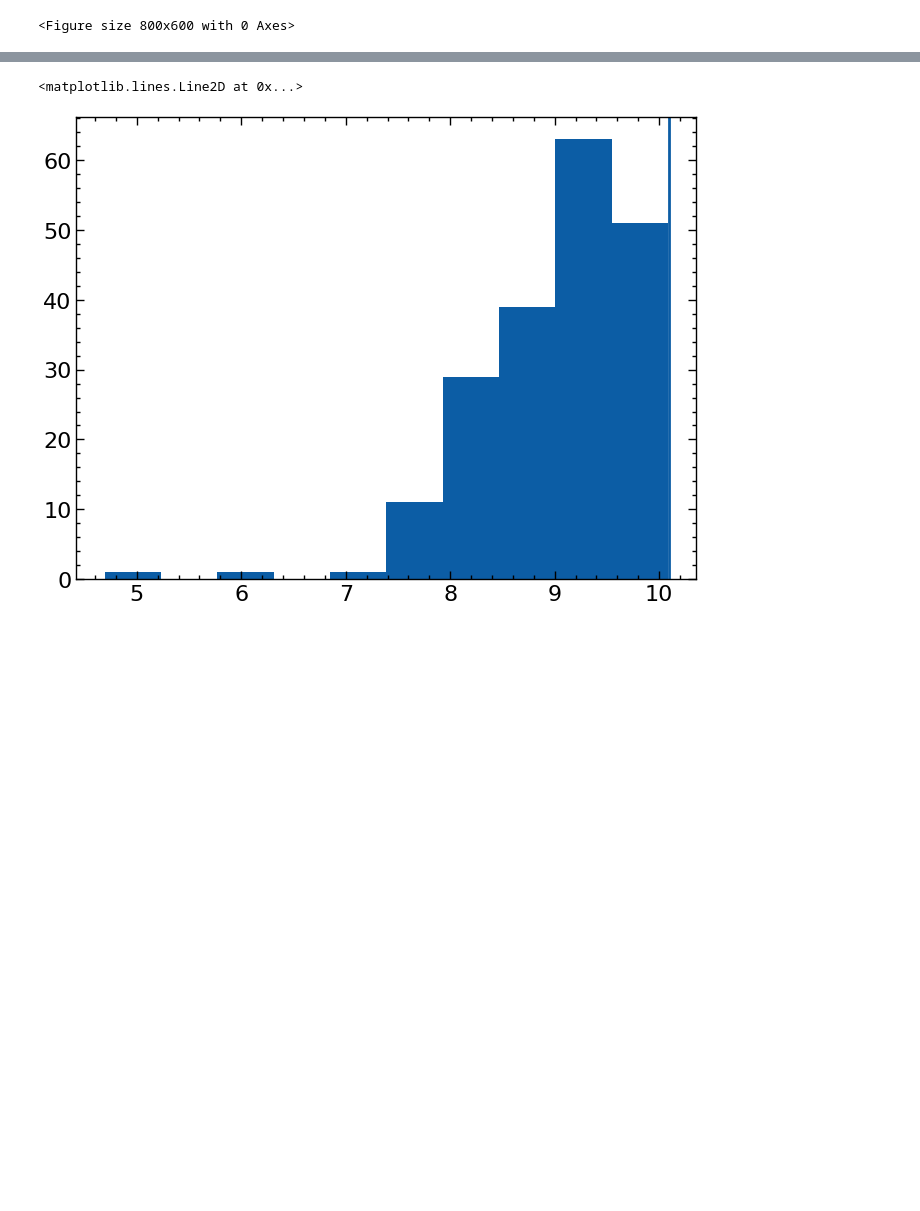
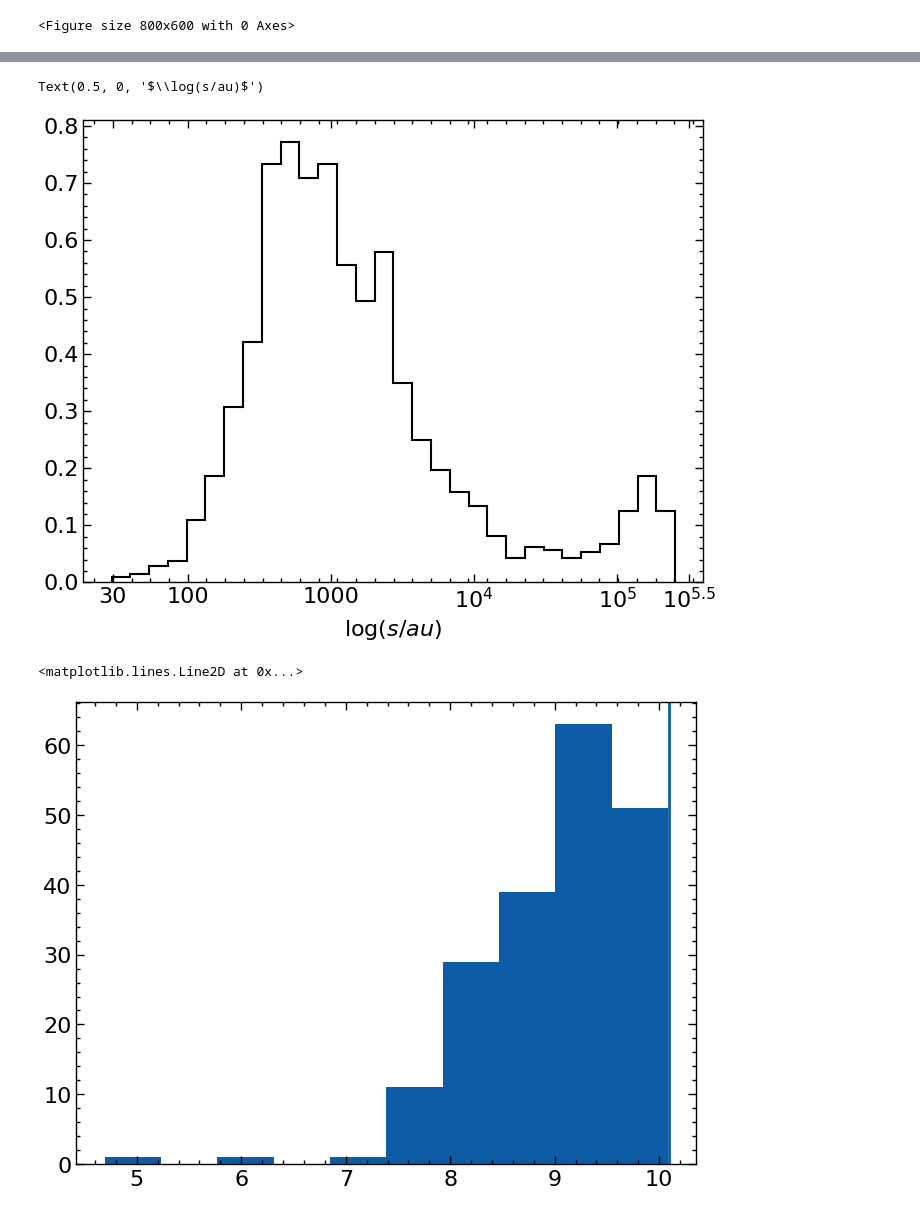
Before and after one commit to cheyanneshariat/OSPE_Scripts, a Jupyter notebook: WD_Mergers.ipynb, the cells around one changed output, grey strips where cells are left out. Cells and saved outputs as stored; diff of their text form; code cells hidden in the pictures; blank space fills up the shorter version.

Commit message:
Added Heintz et al. WDWD Distribution, created SSE_Mergers.ipynb to follow triples that merged

```diff
--- a/WD_Mergers.ipynb
+++ b/WD_Mergers.ipynb
@@ -90,0 +68,8 @@ dtype: int64
+# %%
+binaries_WDWD = pd.read_csv(pickle_PATH + 'Table_A1.csv')[['source_id_1', 'source_id_2', 'MassH_1', 'MassH_2', 'cool_ageH_1', 'cool_ageH_2',
+                                                           'init_mass_1', 'init_mass_2','tot_age_1', 'tot_age_2', 'sep_AU', 'R_chance_align',
+                                                           'e_MassH_upper_1', 'e_MassH_lower_1', 'e_cool_ageH_upper_1', 'e_cool_ageH_lower_1',
+                                                           'e_init_mass_upper_1', 'e_init_mass_lower_1', 'e_tot_age_upper_1', 'e_tot_age_lower_1',
+                                                           'e_MassH_upper_2', 'e_MassH_lower_2', 'e_cool_ageH_upper_2', 'e_cool_ageH_lower_2',
+                                                           'e_init_mass_upper_2', 'e_init_mass_lower_2', 'e_tot_age_upper_2', 'e_tot_age_lower_2']]
+binaries_WDWD.head()
@@ -91,3 +83,11 @@ dtype: int64
+# %%
+
+plt.hist(np.log10(binaries_WDWD['sep_AU']),histtype='step',bins=30,color='k',linewidth=1.5, density=True);
+plt.xticks([np.log10(30),2,3,4,5,5.5],['30','100','1000','10$^{4}$','10$^{5}$','10$^{5.5}$'])
+plt.xlabel('$\log(s/au)$')
+# %% [output]
+Text(0.5, 0, '$\\log(s/au)$')
+[figure, added]
 # %%
 plt.hist(np.log10(m1_merged_df1.t))
 plt.axvline(np.log10(12.5e9))
```
Also changed, not shown: parts of 3 cells of this notebook, 2 other files.
